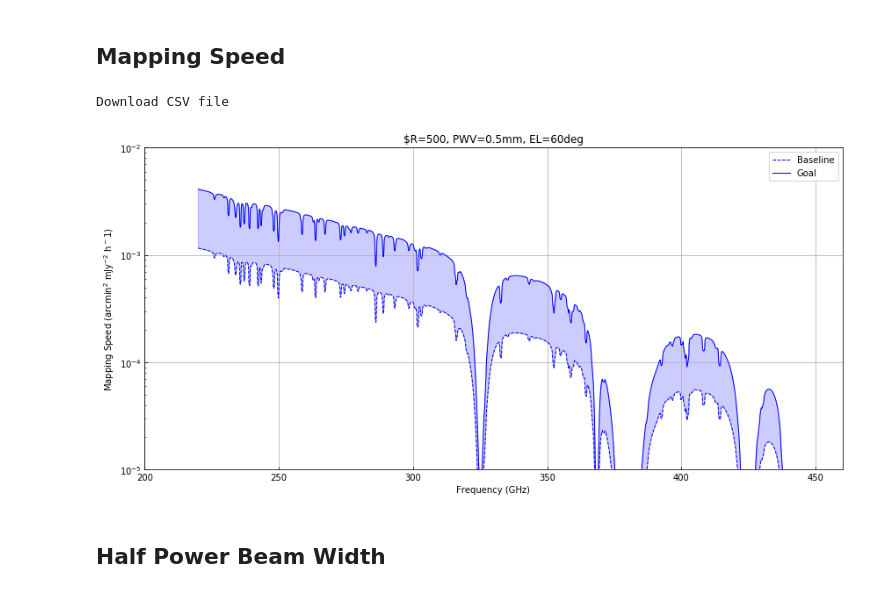
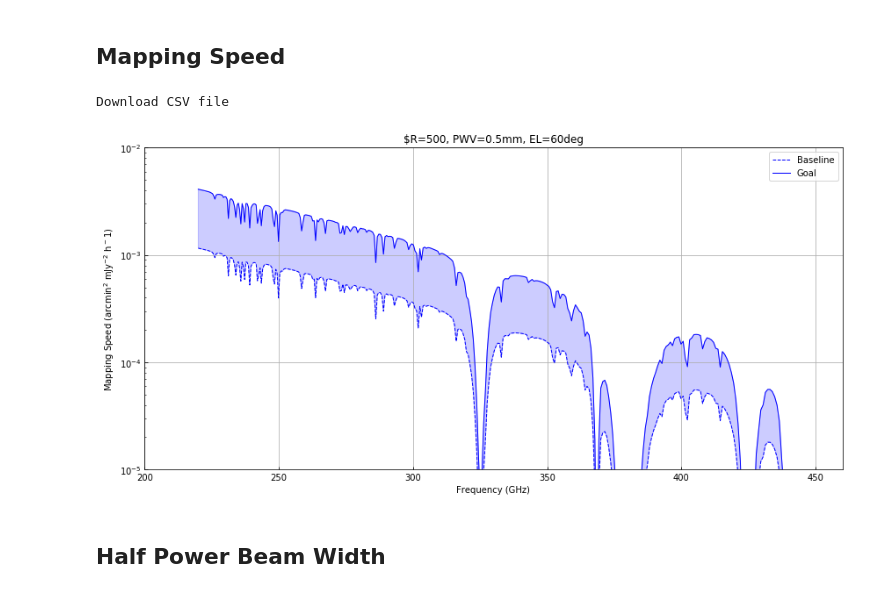
Before and after one commit to deshima-dev/deshima-sensitivity, a Jupyter notebook: sensitivity.ipynb, the cells around one changed output. Cells and saved outputs as stored; diff of their text form; code cells hidden in the pictures.

Commit message:
Sampling in frequency is 349 channels by default

```diff
--- a/sensitivity.ipynb
+++ b/sensitivity.ipynb
@@ -34,16 +36,21 @@ Download CSV file
 # %% [markdown]
 ## Mapping Speed
 # %%
+# To execute, select this cell and type "Shift+Enter"
+# The download link for the CSV file will appear below this cell.
+
 %matplotlib inline
+import numpy as np
 import desim as dsm
 
 dsm.MS_simple(
+        F = np.logspace(np.log10(220),np.log10(440),349)*1e9, # R = 500 means 349 channels in 220-440 GHz
         pwv = 0.5,      # Precipitable Water Vapor in mm (0.1 < pwv < 2.0 mm)
         EL = 60.,       # Elevation angle in degrees
         )
 # %% [output]
 Download CSV file
-[figure, old version]
+[figure, new version]
 # %% [markdown]
 ## Half Power Beam Width
 # %%
```
Also changed, not shown: parts of 2 cells of this notebook, 2 other files.
